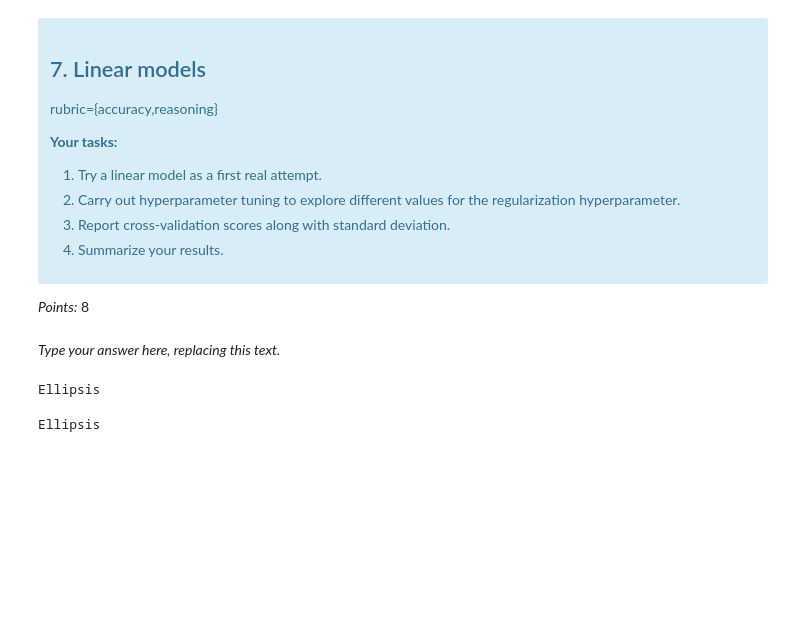
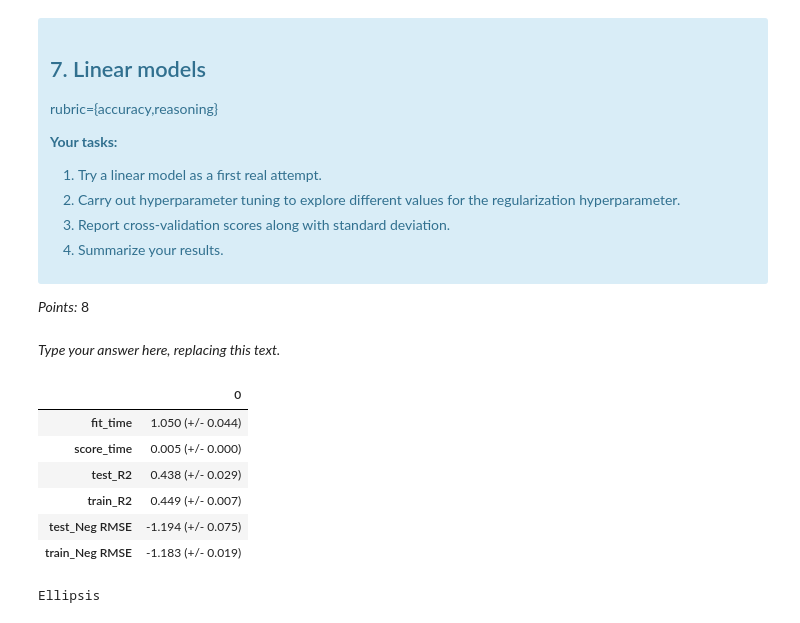
Before and after one commit to BChangs99/DSCI_573_Lab4_BDFJ, a Jupyter notebook: lab4.ipynb, the cells around one changed output. Saved outputs shown, nothing was run; the diff lists cells and outputs as text; code cells hidden in the pictures; blank space fills up the shorter version.

Commit message:
Fix imports and add polynomial features

```diff
--- a/lab4.ipynb
+++ b/lab4.ipynb
@@ -407,10 +434,27 @@ rubric={accuracy,reasoning}
 _Points:_ 8
 # %% [markdown]
 _Type your answer here, replacing this text._
-# %%
-...
-# %% [output]
-Ellipsis
+# %%
+alpha_vals =  np.logspace(-8, 8, 10)
+
+ridge = make_pipeline(
+    preprocessor,
+    PolynomialFeatures(degree=2),
+    RidgeCV(alphas = alpha_vals, cv=10)
+)
+
+results["RidgeCV"] = pd.DataFrame(mean_std_cross_val_scores(
+    ridge, X_train, y_train, return_train_score=True, scoring=scoring_metric
+))
+results["RidgeCV"]
+# %% [output]
+|  | 0 |
+| fit_time | 1.050 (+/- 0.044) |
+| score_time | 0.005 (+/- 0.000) |
+| test_R2 | 0.438 (+/- 0.029) |
+| train_R2 | 0.449 (+/- 0.007) |
+| test_Neg RMSE | -1.194 (+/- 0.075) |
+| train_Neg RMSE | -1.183 (+/- 0.019) |
 # %%
 ...
 # %% [output]
```
Also changed, not shown: parts of 11 cells of this notebook.
